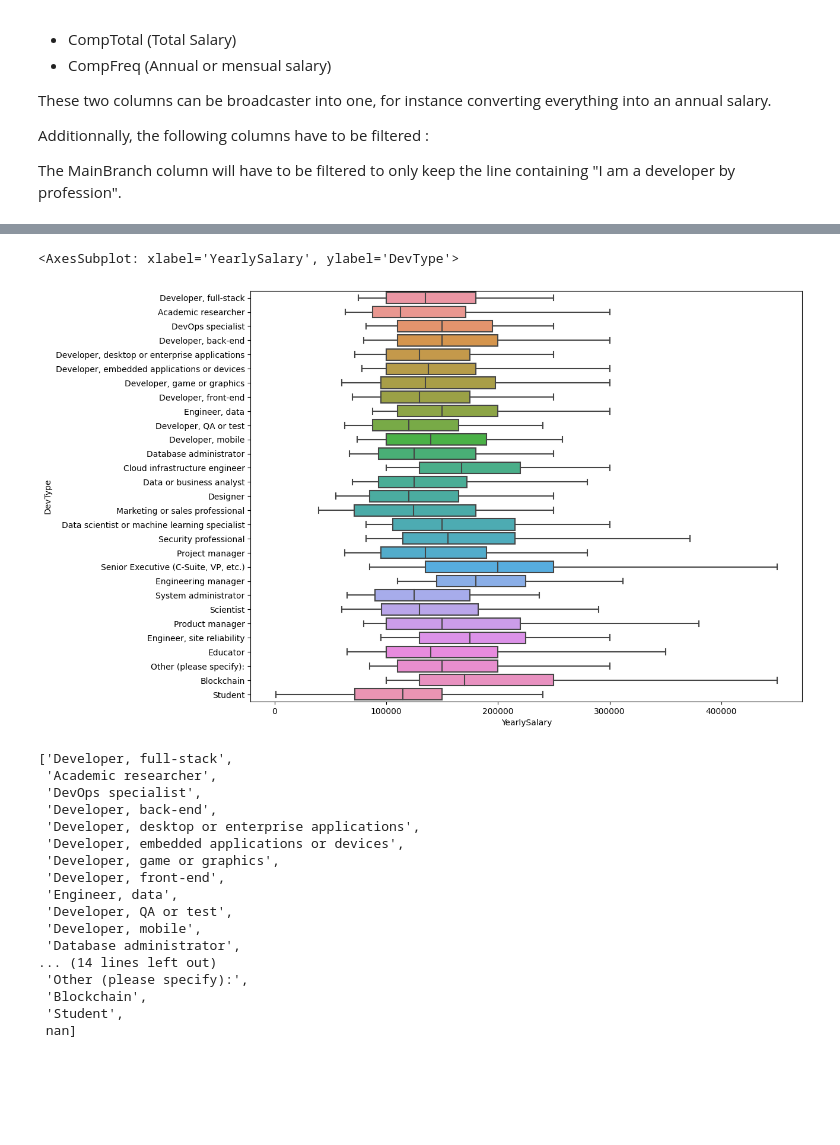
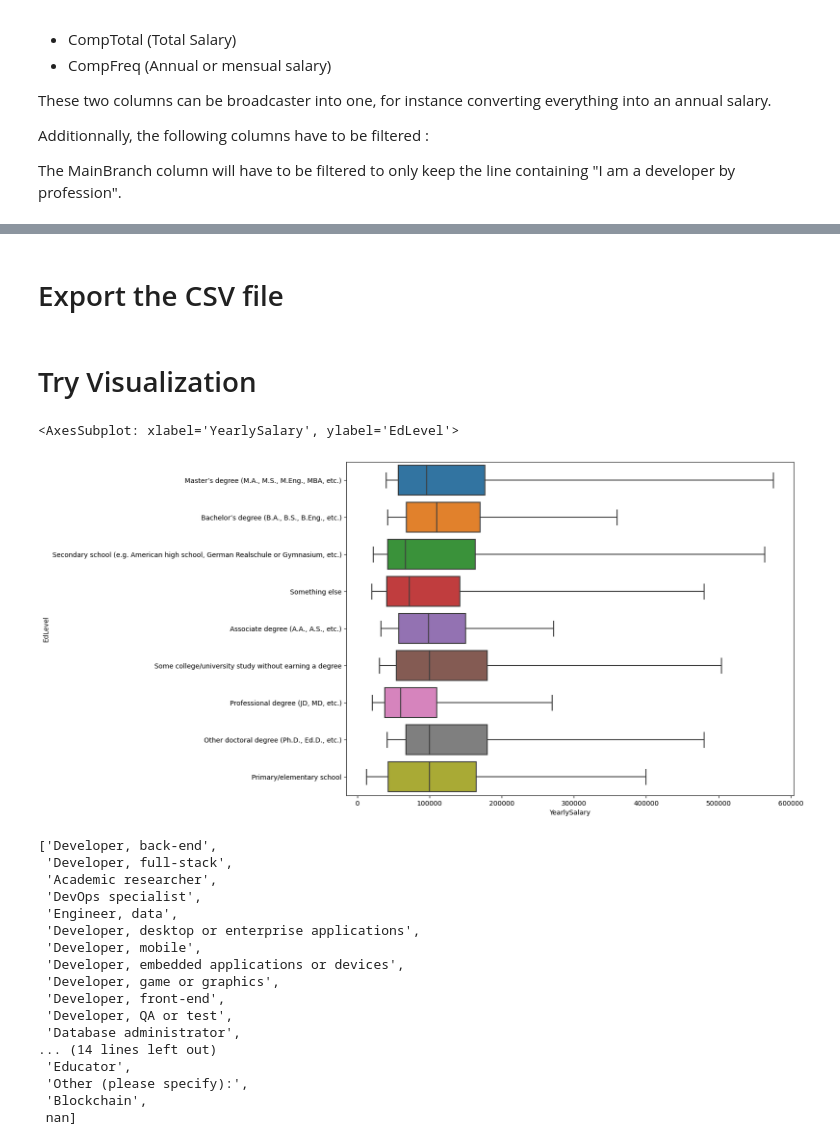
Before and after one commit to alphasigma25/VI-2022, a Jupyter notebook: data-engineering.ipynb, the cells around one changed output, grey strips where cells are left out. Cells and saved outputs as stored; diff of their text form; code cells hidden in the pictures; blank space fills up the shorter version.

```diff
--- a/data-engineering.ipynb
+++ b/data-engineering.ipynb
@@ -49,8 +49,32 @@ print(len(df))
 df_filtered = df[df['MainBranch'].str.contains("I am a developer by profession")]
 print(len(df_filtered))
 
-# Also filter to only keep American developers
-df_filtered = df_filtered[df_filtered['Country'].str.contains("America")]
+# Also filter to only relevants countries
+def filter(df, column, filters):
+    return df[df[column].isin(filters)]
+
+countries = [
+    'United States of America',
+    'Switzerland',
+    'United Kingdom of Great Britain and Northern Ireland',
+    'France',
+    'Germany',
+    'Netherlands',
+    'Spain',
+    'Italy',
+    'Austria',
+    'Italy',
+    'Canada',
+    'Ireland',
+    'Sweden',
+    'Norway',
+    'Australia',
+    'Denmark'
+]
+
+df_filtered = filter(df_filtered,'Country',countries)
+
+# df_filtered = df_filtered[df_filtered['Country'].str.contains("America")]
 
 selectedInput = [
     'EdLevel',
@@ -119,0 +144,2 @@ df_features
+# %% [markdown]
+# Export the CSV file
@@ -120,29 +148,31 @@ df_features
+# %% [markdown]
+# Try Visualization
 # %%
 plt.figure(figsize=(12, 9))
-sns.boxplot(x='YearlySalary', y='DevType', data=df_features, showfliers=False, orient="h", whis=[10, 90])
+sns.boxplot(x='YearlySalary', y='EdLevel', data=df_features, showfliers=False, orient="h", whis=[10, 90])
 # %% [output]
-<AxesSubplot: xlabel='YearlySalary', ylabel='DevType'>
+<AxesSubplot: xlabel='YearlySalary', ylabel='EdLevel'>
-[figure, old version]
+[figure, new version]
 # %%
 # Get unique strings in the DevType column (especially useful for creating the dropmenu)
 df_features['DevType'].str.split(';').explode().unique().tolist()
 # %% [output]
-['Developer, full-stack',
+['Developer, back-end',
+ 'Developer, full-stack',
  'Academic researcher',
  'DevOps specialist',
- 'Developer, back-end',
+ 'Engineer, data',
  'Developer, desktop or enterprise applications',
+ 'Developer, mobile',
  'Developer, embedded applications or devices',
  'Developer, game or graphics',
  'Developer, front-end',
- 'Engineer, data',
  'Developer, QA or test',
- 'Developer, mobile',
  'Database administrator',
 ... (14 lines left out)
+ 'Educator',
  'Other (please specify):',
  'Blockchain',
- 'Student',
  nan]
 # %%
 # Display the histogram for the Data Scientists
```
Also changed, not shown: parts of 5 cells of this notebook, 3 other files.
